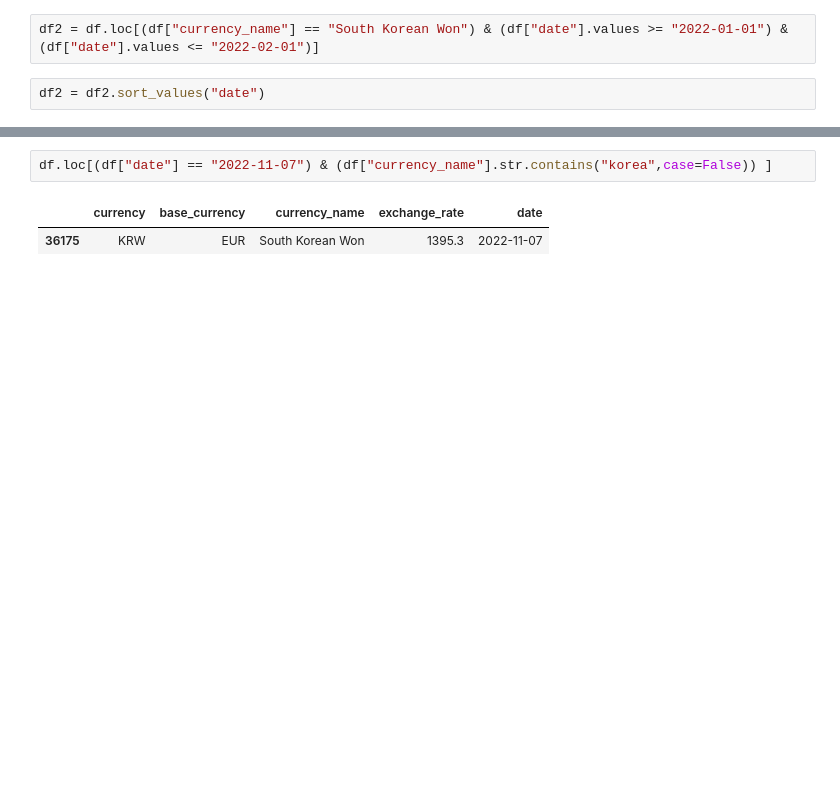
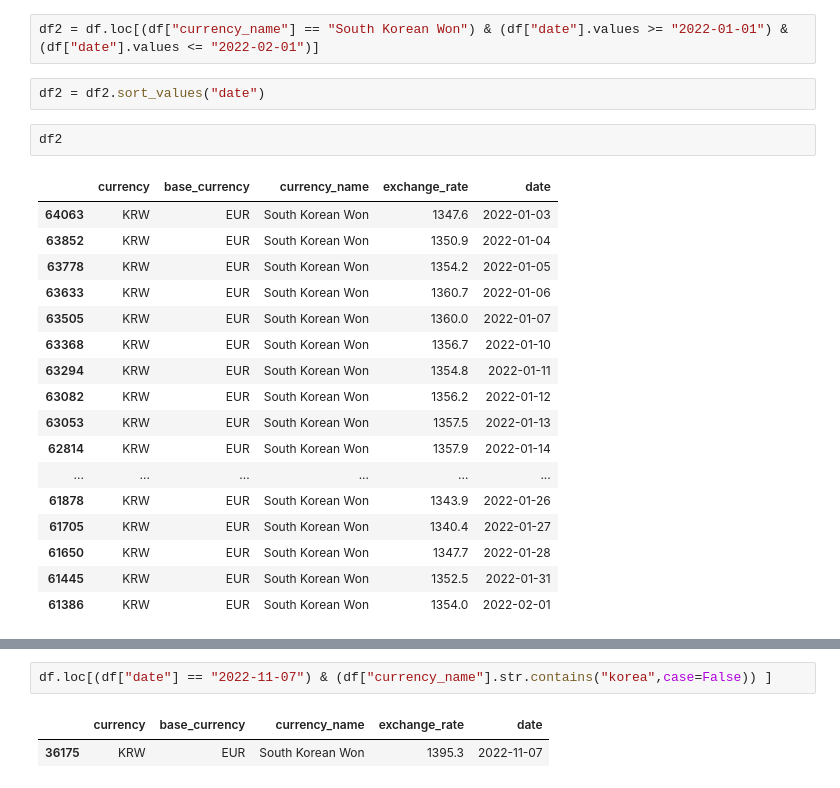
Before and after one commit to Yeomdongsu/YH-semi_final-forex-exchange-rate, a Jupyter notebook: forex_exchange_rate.ipynb, the cells around one changed output, grey strips where cells are left out. Drawn from its saved outputs; the diff is of its cells as text; blank space fills up the shorter version.

```diff
--- a/forex_exchange_rate.ipynb
+++ b/forex_exchange_rate.ipynb
@@ -166,3 +145,23 @@ df.loc[(df["date"].values >= "2022-11-05") & (df["date"].values <= "2023-11-11")
 df2 = df.loc[(df["currency_name"] == "South Korean Won") & (df["date"].values >= "2022-01-01") & (df["date"].values <= "2022-02-01")]
 # %%
 df2 = df2.sort_values("date")
+# %%
+df2
+# %% [output]
+|  | currency | base_currency | currency_name | exchange_rate | date |
+| 64063 | KRW | EUR | South Korean Won | 1347.6 | 2022-01-03 |
+| 63852 | KRW | EUR | South Korean Won | 1350.9 | 2022-01-04 |
+| 63778 | KRW | EUR | South Korean Won | 1354.2 | 2022-01-05 |
+| 63633 | KRW | EUR | South Korean Won | 1360.7 | 2022-01-06 |
+| 63505 | KRW | EUR | South Korean Won | 1360.0 | 2022-01-07 |
+| 63368 | KRW | EUR | South Korean Won | 1356.7 | 2022-01-10 |
+| 63294 | KRW | EUR | South Korean Won | 1354.8 | 2022-01-11 |
+| 63082 | KRW | EUR | South Korean Won | 1356.2 | 2022-01-12 |
+| 63053 | KRW | EUR | South Korean Won | 1357.5 | 2022-01-13 |
+| 62814 | KRW | EUR | South Korean Won | 1357.9 | 2022-01-14 |
+| ... | ... | ... | ... | ... | ... |
+| 61878 | KRW | EUR | South Korean Won | 1343.9 | 2022-01-26 |
+| 61705 | KRW | EUR | South Korean Won | 1340.4 | 2022-01-27 |
+| 61650 | KRW | EUR | South Korean Won | 1347.7 | 2022-01-28 |
+| 61445 | KRW | EUR | South Korean Won | 1352.5 | 2022-01-31 |
+| 61386 | KRW | EUR | South Korean Won | 1354.0 | 2022-02-01 |
```
Also changed, not shown: parts of 14 cells of this notebook, 1 other file.
